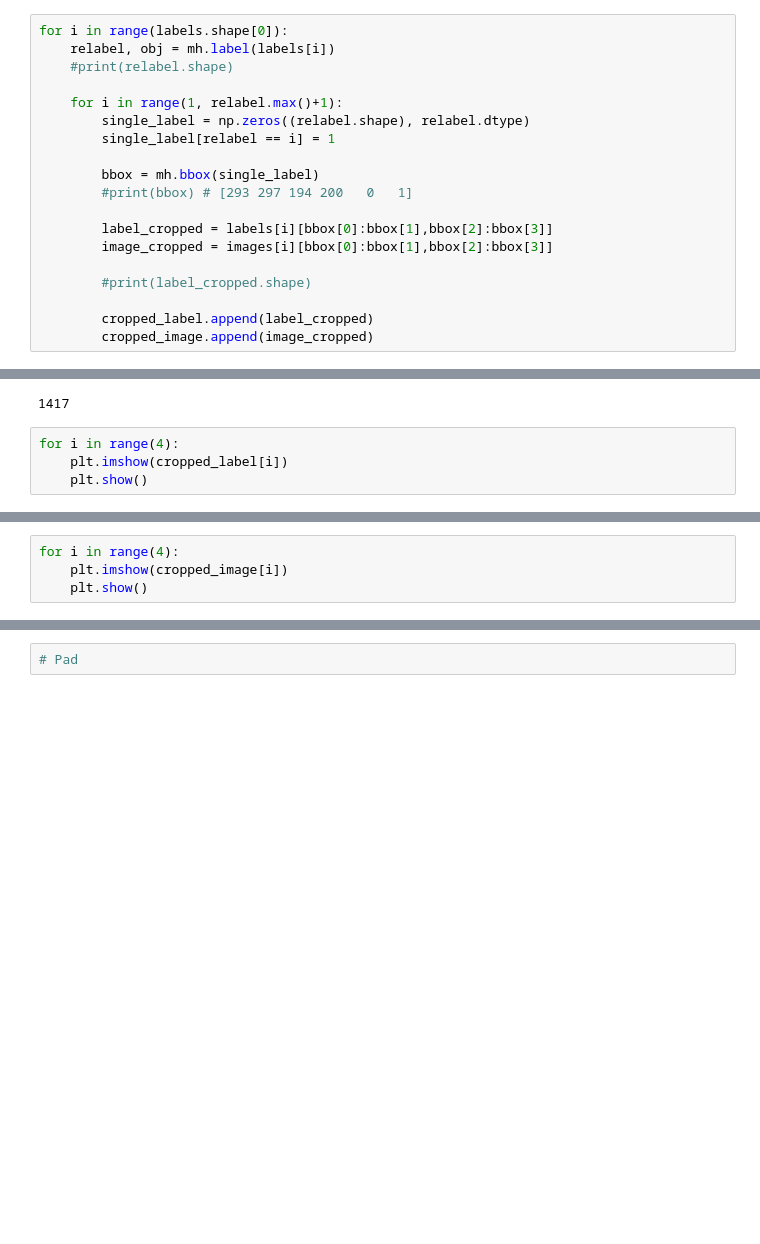
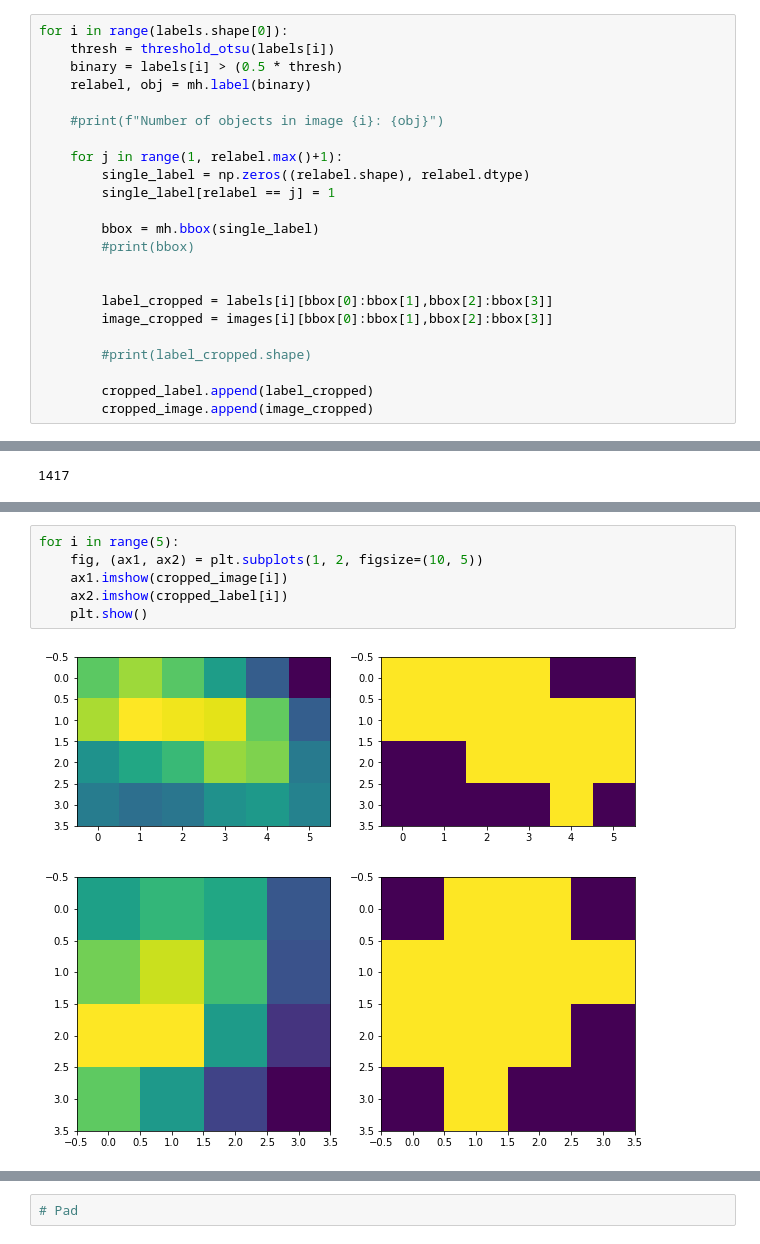
Before and after one commit to jiehyunjkim/CACTAS_Aim2, a Jupyter notebook: _EXPERIMENTS/split_L_R_carotid.ipynb, the cells around one changed output, grey strips where cells are left out. Drawn from its saved outputs; the diff is of its cells as text; blank space fills up the shorter version.

```diff
--- a/_EXPERIMENTS/split_L_R_carotid.ipynb
+++ b/_EXPERIMENTS/split_L_R_carotid.ipynb
@@ -87,14 +89,18 @@ cropped_image = []
 # %%
 for i in range(labels.shape[0]):
-    relabel, obj = mh.label(labels[i])
-    #print(relabel.shape)
+    thresh = threshold_otsu(labels[i])
+    binary = labels[i] > (0.5 * thresh)
+    relabel, obj = mh.label(binary)
 
-    for i in range(1, relabel.max()+1):
+    #print(f"Number of objects in image {i}: {obj}")
+
+    for j in range(1, relabel.max()+1):
         single_label = np.zeros((relabel.shape), relabel.dtype)
-        single_label[relabel == i] = 1
+        single_label[relabel == j] = 1
 
         bbox = mh.bbox(single_label)
-        #print(bbox) # [293 297 194 200   0   1]
+        #print(bbox)
+
 
         label_cropped = labels[i][bbox[0]:bbox[1],bbox[2]:bbox[3]]
         image_cropped = images[i][bbox[0]:bbox[1],bbox[2]:bbox[3]]
@@ -111,7 +117,3 @@ len(cropped_label)
 len(cropped_image)
 # %% [output]
 1417
-# %%
-for i in range(4):
-    plt.imshow(cropped_label[i])
-    plt.show()
@@ -123,4 +119,0 @@ for i in range(4):
-# %%
-for i in range(4):
-    plt.imshow(cropped_image[i])
-    plt.show()
@@ -131,0 +120,9 @@ for i in range(4):
+# %%
+for i in range(5):
+    fig, (ax1, ax2) = plt.subplots(1, 2, figsize=(10, 5))
+    ax1.imshow(cropped_image[i])
+    ax2.imshow(cropped_label[i])
+    plt.show()
+# %% [output]
+[figure, added]
+[figure, added]
```
Also changed, not shown: parts of 7 cells of this notebook.
